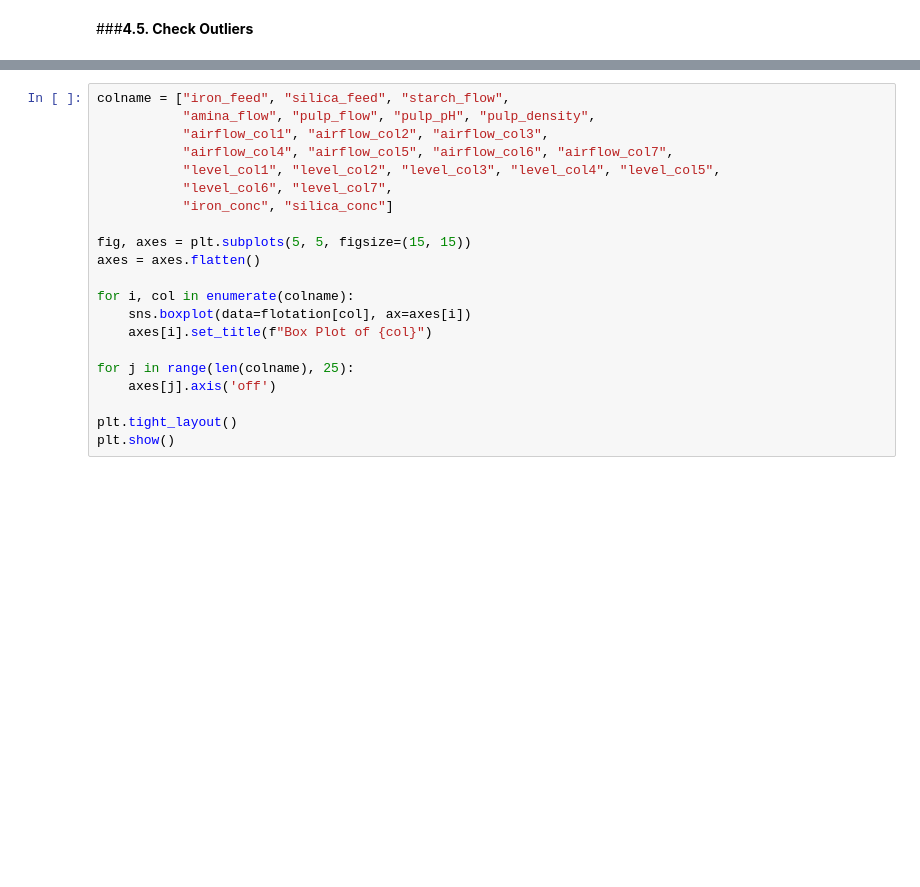
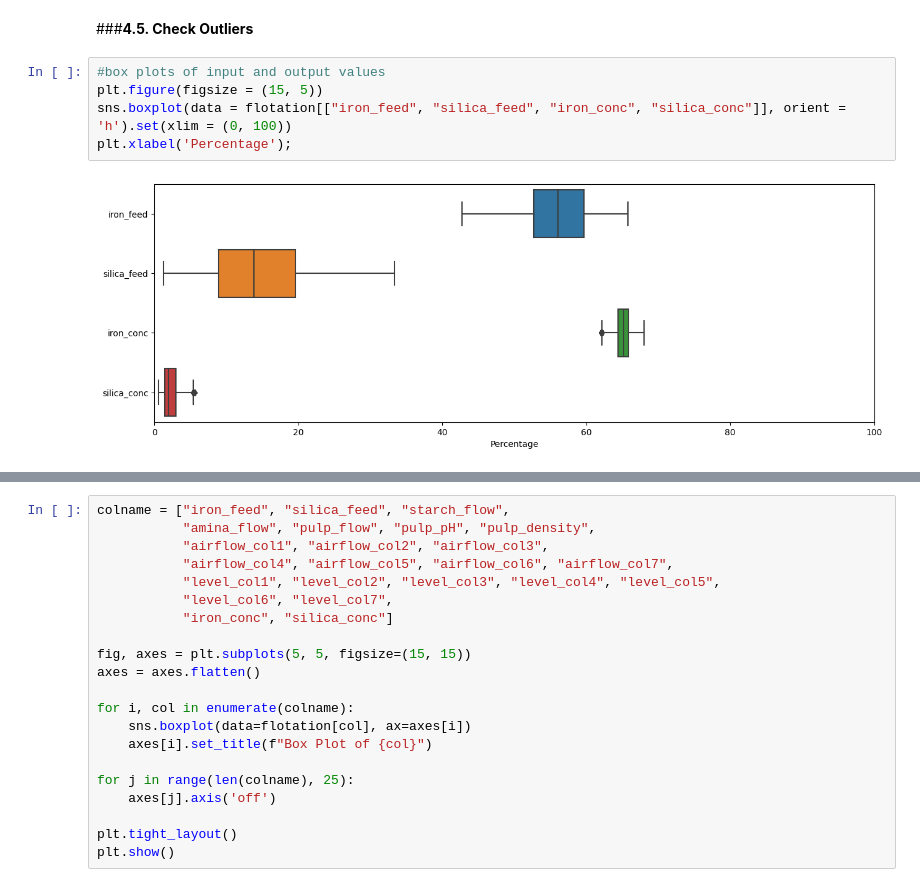
Before and after one commit to ArifAygun/Iron-Ore-Froth-Flotation-Quality-Prediction, a Jupyter notebook: AA_Iron_Ore_Froth_Flotation_Quality_Prediction.ipynb, the cells around one changed output, grey strips where cells are left out. Saved outputs shown, nothing was run; the diff lists cells and outputs as text; blank space fills up the shorter version.

```diff
--- a/AA_Iron_Ore_Froth_Flotation_Quality_Prediction.ipynb
+++ b/AA_Iron_Ore_Froth_Flotation_Quality_Prediction.ipynb
@@ -264,3 +264,10 @@ flotation.shape
 (736282, 23)
 # %% [markdown]
 ###**4.5. Check Outliers**
+# %%
+#box plots of input and output values
+plt.figure(figsize = (15, 5))
+sns.boxplot(data = flotation[["iron_feed", "silica_feed", "iron_conc", "silica_conc"]], orient = 'h').set(xlim = (0, 100))
+plt.xlabel('Percentage');
+# %% [output]
+[figure, added]
```
Also changed, not shown: parts of 4 cells of this notebook.
